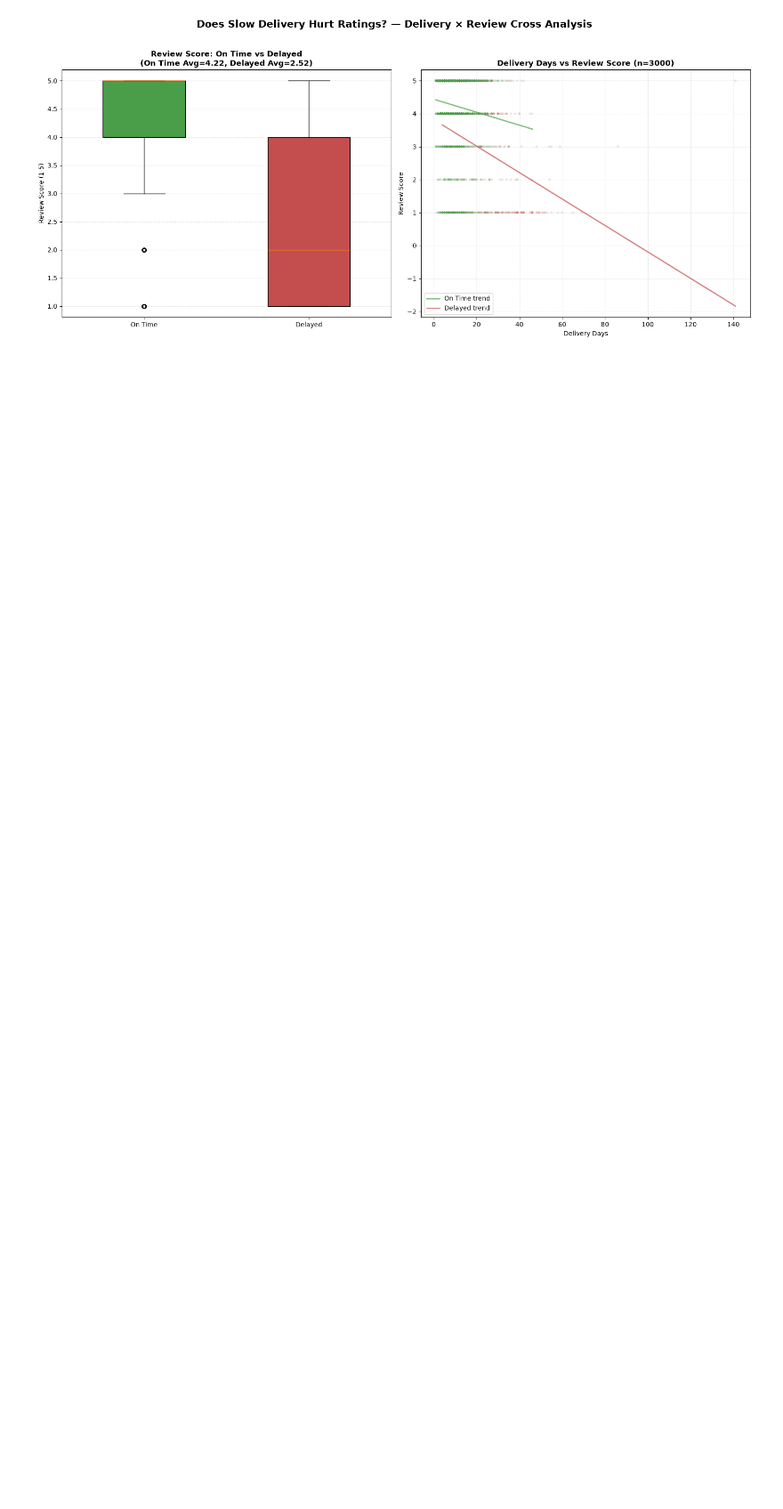
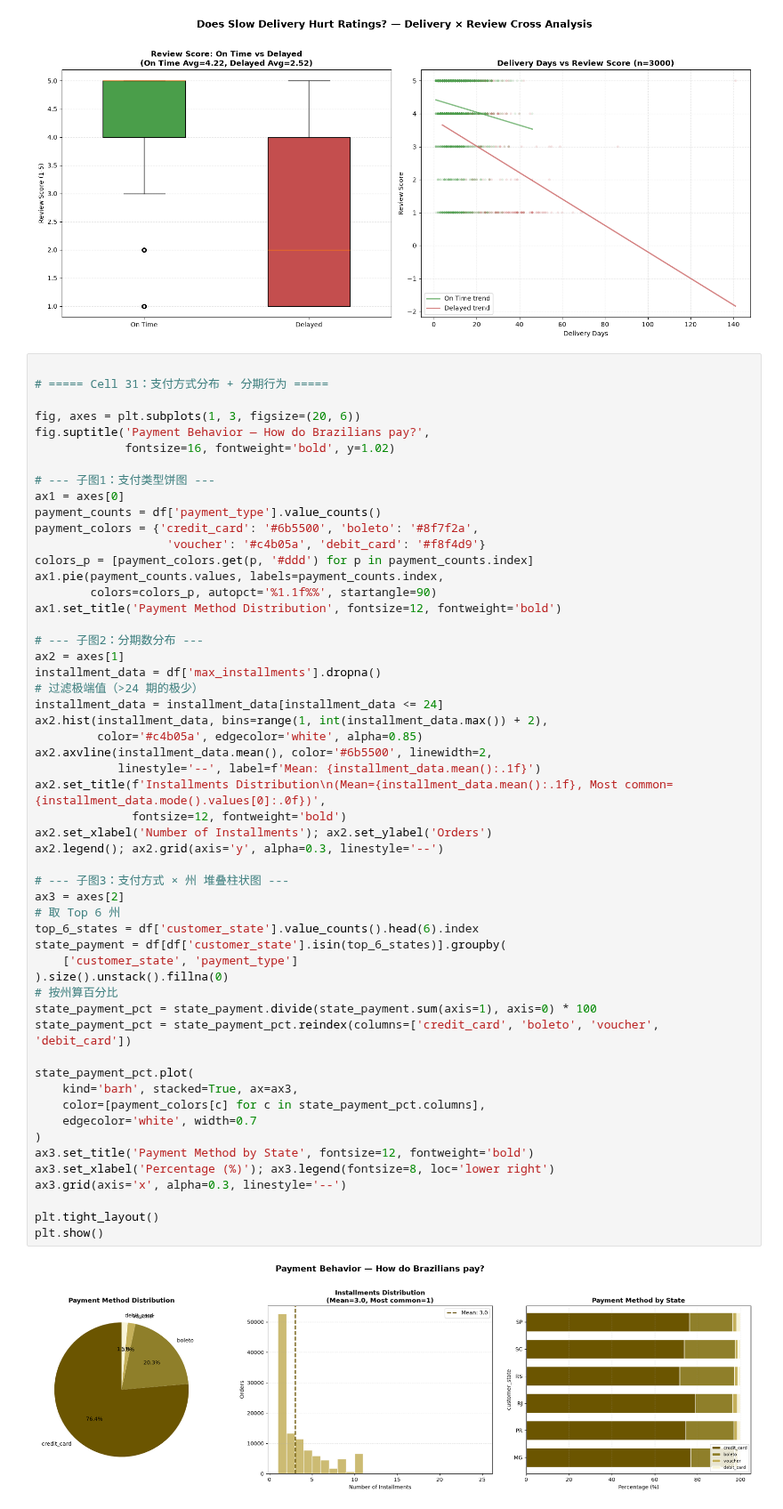
Before and after one commit to lxthappt/e-commerce-analysis, a Jupyter notebook: olist_analysis.ipynb, the cells around one changed output. Shown at 89% size. Saved outputs shown, nothing was run; the diff lists cells and outputs as text; blank space fills up the shorter version.

```diff
--- a/olist_analysis.ipynb
+++ b/olist_analysis.ipynb
@@ -1406,3 +1406,59 @@ plt.tight_layout()
 plt.show()
 # %% [output]
 [figure]
+# %%
+
+# ===== Cell 31：支付方式分布 + 分期行为 =====
+
+fig, axes = plt.subplots(1, 3, figsize=(20, 6))
+fig.suptitle('Payment Behavior — How do Brazilians pay?',
+             fontsize=16, fontweight='bold', y=1.02)
+
+# --- 子图1：支付类型饼图 ---
+ax1 = axes[0]
+payment_counts = df['payment_type'].value_counts()
+payment_colors = {'credit_card': '#6b5500', 'boleto': '#8f7f2a',
+                   'voucher': '#c4b05a', 'debit_card': '#f8f4d9'}
+colors_p = [payment_colors.get(p, '#ddd') for p in payment_counts.index]
+ax1.pie(payment_counts.values, labels=payment_counts.index,
+        colors=colors_p, autopct='%1.1f%%', startangle=90)
+ax1.set_title('Payment Method Distribution', fontsize=12, fontweight='bold')
+
+# --- 子图2：分期数分布 ---
+ax2 = axes[1]
+installment_data = df['max_installments'].dropna()
+# 过滤极端值（>24 期的极少）
+installment_data = installment_data[installment_data <= 24]
+ax2.hist(installment_data, bins=range(1, int(installment_data.max()) + 2),
+         color='#c4b05a', edgecolor='white', alpha=0.85)
+ax2.axvline(installment_data.mean(), color='#6b5500', linewidth=2,
+            linestyle='--', label=f'Mean: {installment_data.mean():.1f}')
+ax2.set_title(f'Installments Distribution\n(Mean={installment_data.mean():.1f}, Most common={installment_data.mode().values[0]:.0f})',
+              fontsize=12, fontweight='bold')
+ax2.set_xlabel('Number of Installments'); ax2.set_ylabel('Orders')
+ax2.legend(); ax2.grid(axis='y', alpha=0.3, linestyle='--')
+
+# --- 子图3：支付方式 × 州 堆叠柱状图 ---
+ax3 = axes[2]
+# 取 Top 6 州
+top_6_states = df['customer_state'].value_counts().head(6).index
+state_payment = df[df['customer_state'].isin(top_6_states)].groupby(
+    ['customer_state', 'payment_type']
+).size().unstack().fillna(0)
+# 按州算百分比
+state_payment_pct = state_payment.divide(state_payment.sum(axis=1), axis=0) * 100
+state_payment_pct = state_payment_pct.reindex(columns=['credit_card', 'boleto', 'voucher', 'debit_card'])
+
+state_payment_pct.plot(
+    kind='barh', stacked=True, ax=ax3,
+    color=[payment_colors[c] for c in state_payment_pct.columns],
+    edgecolor='white', width=0.7
+)
+ax3.set_title('Payment Method by State', fontsize=12, fontweight='bold')
+ax3.set_xlabel('Percentage (%)'); ax3.legend(fontsize=8, loc='lower right')
+ax3.grid(axis='x', alpha=0.3, linestyle='--')
+
+plt.tight_layout()
+plt.show()
+# %% [output]
+[figure, added]
```
Also changed, not shown: parts of 1 cell of this notebook.
